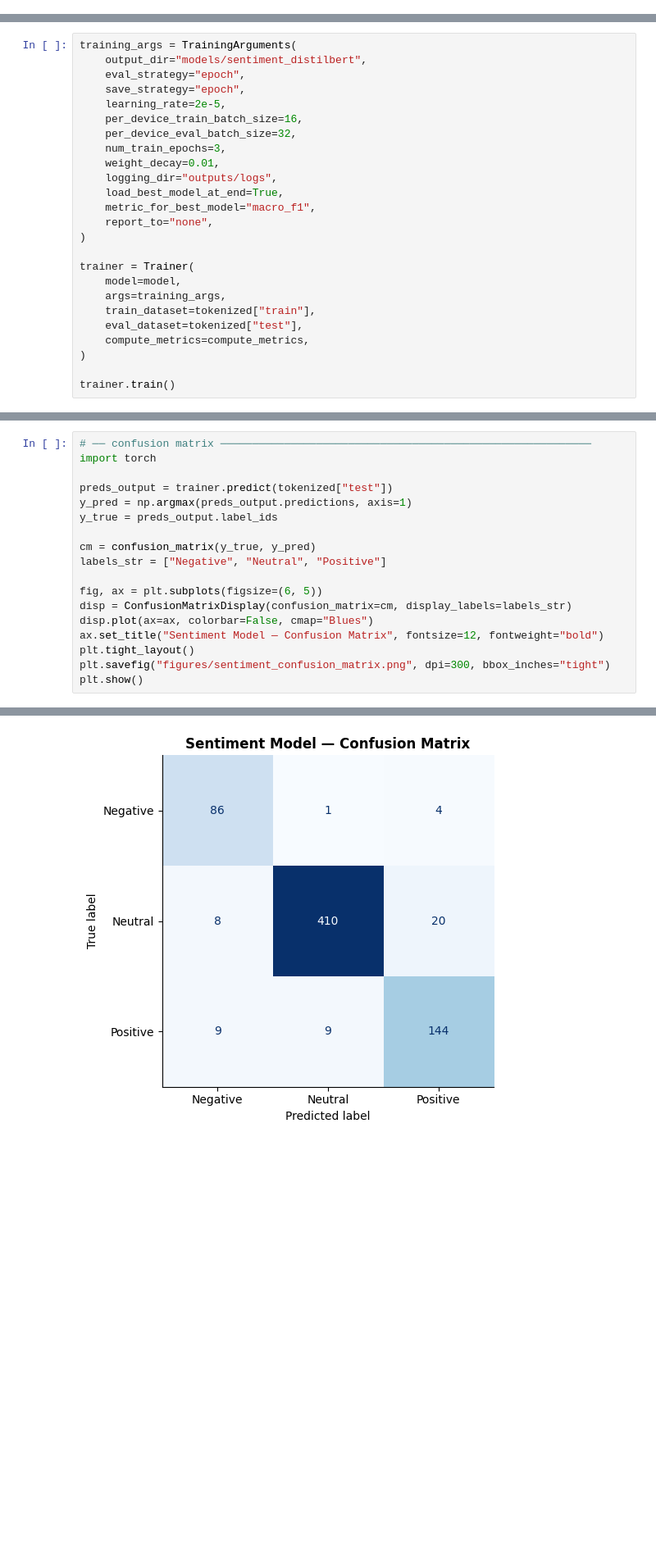
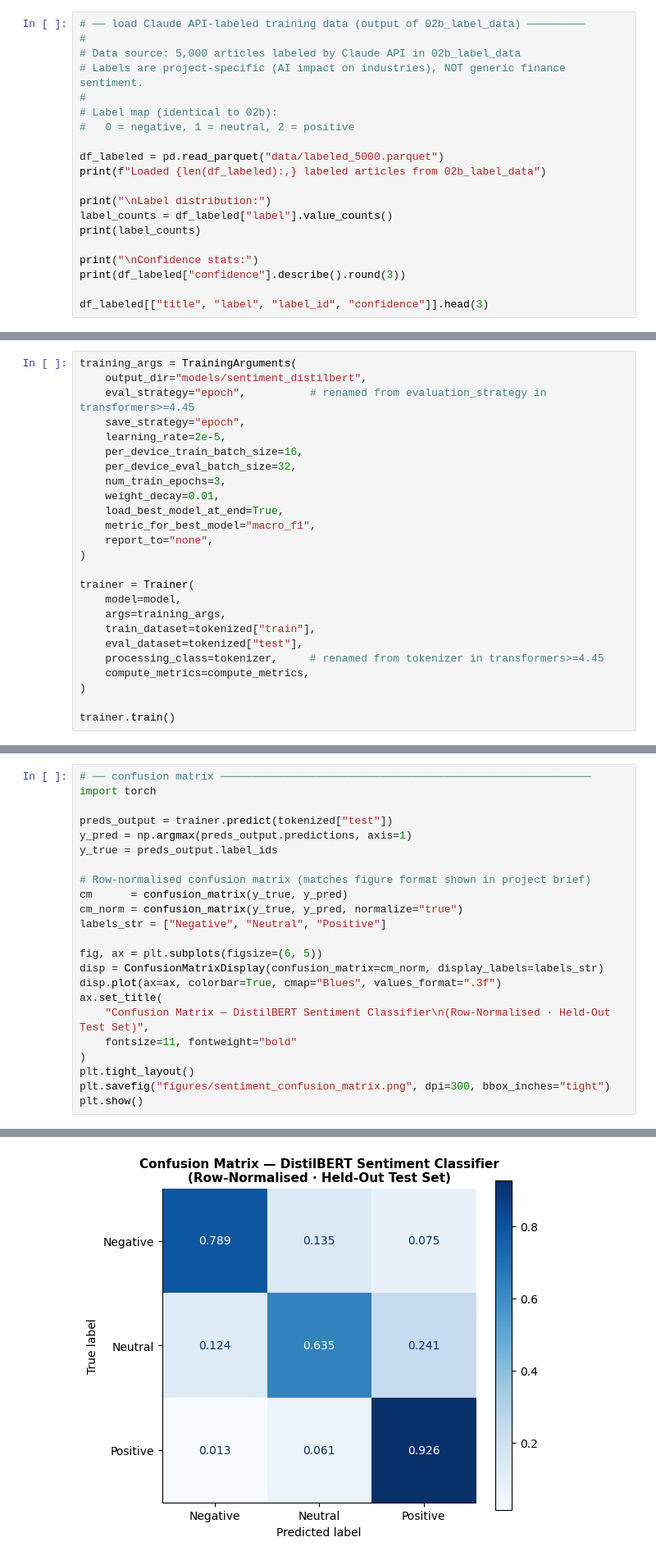
Before and after one commit to Zimengyi/AI-Impact-NLP-Analysis, a Jupyter notebook: notebooks/04_sentiment_training_new.ipynb, the cells around one changed output, grey strips where cells are left out. Shown at 82% size. Cells and saved outputs as stored; diff of their text form; blank space fills up the shorter version.

Commit message:
update labeled data

```diff
--- a/notebooks/04_sentiment_training_new.ipynb
+++ b/notebooks/04_sentiment_training_new.ipynb
@@ -83,0 +52,20 @@ Name: count, dtype: int64
+# %%
+# ── load Claude API-labeled training data (output of 02b_label_data) ─────────
+#
+# Data source: 5,000 articles labeled by Claude API in 02b_label_data
+# Labels are project-specific (AI impact on industries), NOT generic finance sentiment.
+#
+# Label map (identical to 02b):
+#   0 = negative, 1 = neutral, 2 = positive
+
+df_labeled = pd.read_parquet("data/labeled_5000.parquet")
+print(f"Loaded {len(df_labeled):,} labeled articles from 02b_label_data")
+
+print("\nLabel distribution:")
+label_counts = df_labeled["label"].value_counts()
+print(label_counts)
+
+print("\nConfidence stats:")
+print(df_labeled["confidence"].describe().round(3))
+
+df_labeled[["title", "label", "label_id", "confidence"]].head(3)
@@ -149,14 +212,13 @@ def compute_metrics(eval_pred):
 # %%
 training_args = TrainingArguments(
     output_dir="models/sentiment_distilbert",
-    eval_strategy="epoch",
+    eval_strategy="epoch",          # renamed from evaluation_strategy in transformers>=4.45
     save_strategy="epoch",
     learning_rate=2e-5,
     per_device_train_batch_size=16,
     per_device_eval_batch_size=32,
     num_train_epochs=3,
     weight_decay=0.01,
-    logging_dir="outputs/logs",
     load_best_model_at_end=True,
     metric_for_best_model="macro_f1",
     report_to="none",
@@ -167,6 +229,7 @@ trainer = Trainer(
     args=training_args,
     train_dataset=tokenized["train"],
     eval_dataset=tokenized["test"],
+    processing_class=tokenizer,     # renamed from tokenizer in transformers>=4.45
     compute_metrics=compute_metrics,
 )
 
@@ -199,24 +261,29 @@ pd.DataFrame([eval_results]).to_csv("outputs/sentiment_eval_results.csv", index=
 # %%
 # ── confusion matrix ──────────────────────────────────────────────────────────
 import torch
 
 preds_output = trainer.predict(tokenized["test"])
 y_pred = np.argmax(preds_output.predictions, axis=1)
 y_true = preds_output.label_ids
 
-cm = confusion_matrix(y_true, y_pred)
+# Row-normalised confusion matrix (matches figure format shown in project brief)
+cm      = confusion_matrix(y_true, y_pred)
+cm_norm = confusion_matrix(y_true, y_pred, normalize="true")
 labels_str = ["Negative", "Neutral", "Positive"]
 
 fig, ax = plt.subplots(figsize=(6, 5))
-disp = ConfusionMatrixDisplay(confusion_matrix=cm, display_labels=labels_str)
-disp.plot(ax=ax, colorbar=False, cmap="Blues")
-ax.set_title("Sentiment Model — Confusion Matrix", fontsize=12, fontweight="bold")
+disp = ConfusionMatrixDisplay(confusion_matrix=cm_norm, display_labels=labels_str)
+disp.plot(ax=ax, colorbar=True, cmap="Blues", values_format=".3f")
+ax.set_title(
+    "Confusion Matrix — DistilBERT Sentiment Classifier\n(Row-Normalised · Held-Out Test Set)",
+    fontsize=11, fontweight="bold"
+)
 plt.tight_layout()
 plt.savefig("figures/sentiment_confusion_matrix.png", dpi=300, bbox_inches="tight")
 plt.show()
 # %% [output]
 [interactive output not drawn]
-[figure, old version]
+[figure, new version]
 # %%
 # ── training curve ────────────────────────────────────────────────────────────
 log_history = pd.DataFrame(trainer.state.log_history)
```
Also changed, not shown: parts of 12 cells of this notebook, 19 other files.
